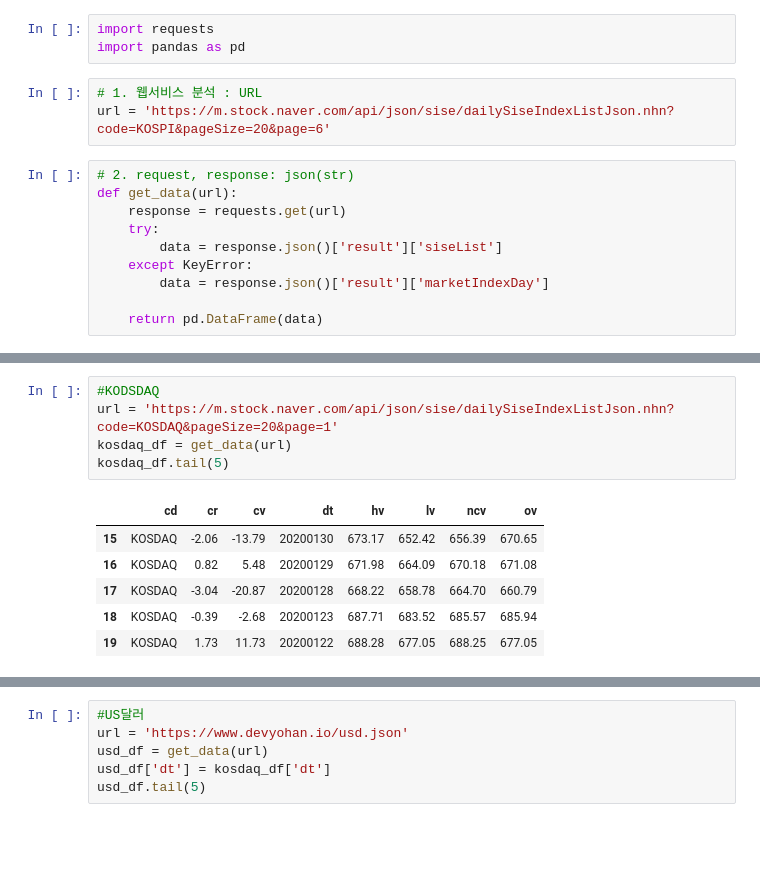
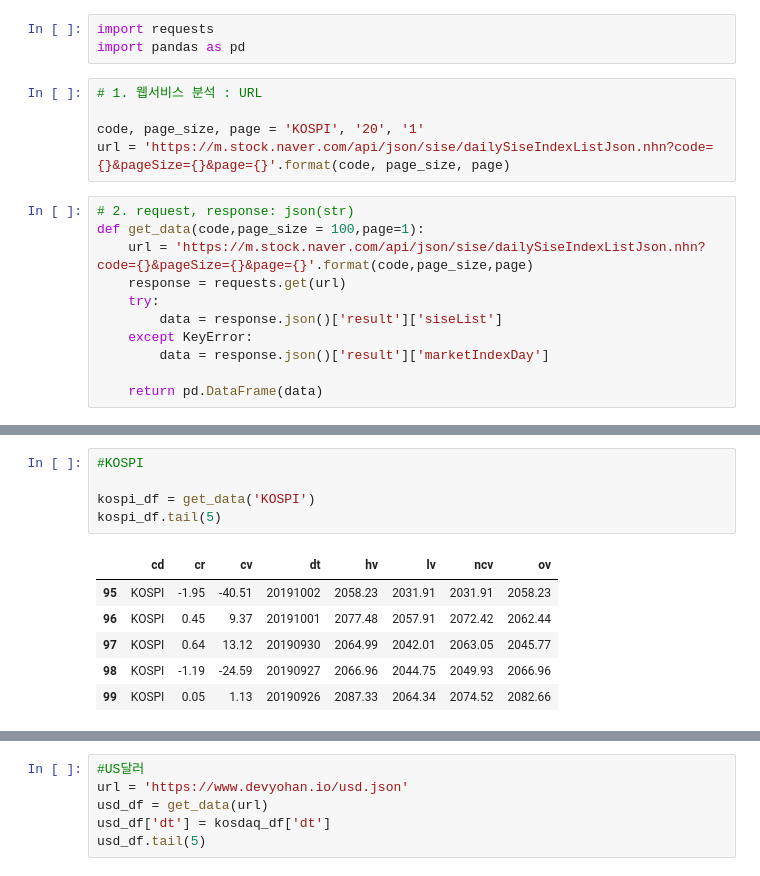
Before and after one commit to h33sun/TIL, a Jupyter notebook: python/20200220 크롤링_request.ipynb, the cells around one changed output, grey strips where cells are left out. Saved outputs shown, nothing was run; the diff lists cells and outputs as text; blank space fills up the shorter version.

```diff
--- a/python/20200220 크롤링_request.ipynb
+++ b/python/20200220 크롤링_request.ipynb
@@ -77,10 +77,13 @@ import requests
 import pandas as pd
 # %%
 # 1. 웹서비스 분석 : URL
-url = 'https://m.stock.naver.com/api/json/sise/dailySiseIndexListJson.nhn?code=KOSPI&pageSize=20&page=6'
+
+code, page_size, page = 'KOSPI', '20', '1'
+url = 'https://m.stock.naver.com/api/json/sise/dailySiseIndexListJson.nhn?code={}&pageSize={}&page={}'.format(code, page_size, page)
 # %%
 # 2. request, response: json(str)
-def get_data(url):
+def get_data(code,page_size = 100,page=1):
+    url = 'https://m.stock.naver.com/api/json/sise/dailySiseIndexListJson.nhn?code={}&pageSize={}&page={}'.format(code,page_size,page)
     response = requests.get(url)
     try:
         data = response.json()['result']['siseList']
@@ -103,12 +94,12 @@ kospi_df.tail(5)
-# %%
-#KODSDAQ
-url = 'https://m.stock.naver.com/api/json/sise/dailySiseIndexListJson.nhn?code=KOSDAQ&pageSize=20&page=1'
-kosdaq_df = get_data(url)
-kosdaq_df.tail(5)
-# %% [output]
-|  | cd | cr | cv | dt | hv | lv | ncv | ov |
-| 15 | KOSDAQ | -2.06 | -13.79 | 20200130 | 673.17 | 652.42 | 656.39 | 670.65 |
-| 16 | KOSDAQ | 0.82 | 5.48 | 20200129 | 671.98 | 664.09 | 670.18 | 671.08 |
-| 17 | KOSDAQ | -3.04 | -20.87 | 20200128 | 668.22 | 658.78 | 664.70 | 660.79 |
-| 18 | KOSDAQ | -0.39 | -2.68 | 20200123 | 687.71 | 683.52 | 685.57 | 685.94 |
-| 19 | KOSDAQ | 1.73 | 11.73 | 20200122 | 688.28 | 677.05 | 688.25 | 677.05 |
+# %%
+#KOSPI
+
+kospi_df = get_data('KOSPI')
+kospi_df.tail(5)
+# %% [output]
+|  | cd | cr | cv | dt | hv | lv | ncv | ov |
+| 95 | KOSPI | -1.95 | -40.51 | 20191002 | 2058.23 | 2031.91 | 2031.91 | 2058.23 |
+| 96 | KOSPI | 0.45 | 9.37 | 20191001 | 2077.48 | 2057.91 | 2072.42 | 2062.44 |
+| 97 | KOSPI | 0.64 | 13.12 | 20190930 | 2064.99 | 2042.01 | 2063.05 | 2045.77 |
+| 98 | KOSPI | -1.19 | -24.59 | 20190927 | 2066.96 | 2044.75 | 2049.93 | 2066.96 |
+| 99 | KOSPI | 0.05 | 1.13 | 20190926 | 2087.33 | 2064.34 | 2074.52 | 2082.66 |
```
Also changed, not shown: parts of 40 cells of this notebook.
